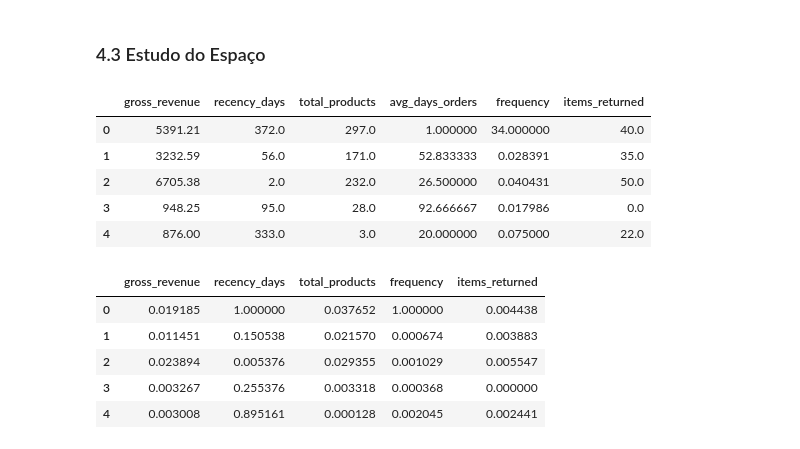
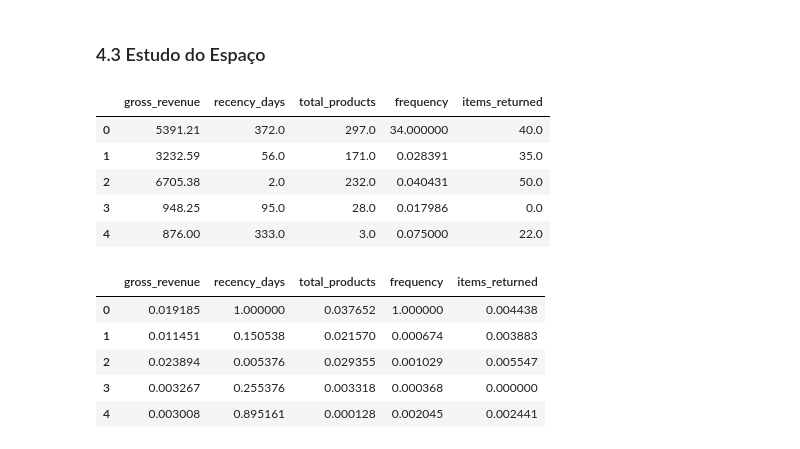
Before and after one commit to GustavoNascimento98/high-value-customers-identification, a Jupyter notebook: notebooks/c0.8-deploy_production.ipynb, the cells around one changed output. Cells and saved outputs as stored; diff of their text form; code cells hidden in the pictures.

```diff
--- a/notebooks/c0.8-deploy_production.ipynb
+++ b/notebooks/c0.8-deploy_production.ipynb
@@ -645,16 +646,16 @@ df4.head()
 # %% [markdown]
 ### 4.3 Estudo do Espaço
 # %%
-df43 = df4.drop(columns=['customer_id'], axis=1).copy()
+df43 = df4.drop(columns=['customer_id', 'avg_days_orders'], axis=1).copy()
 
 df43.head()
 # %% [output]
-|  | gross_revenue | recency_days | total_products | avg_days_orders | frequency | items_returned |
-| 0 | 5391.21 | 372.0 | 297.0 | 1.000000 | 34.000000 | 40.0 |
-| 1 | 3232.59 | 56.0 | 171.0 | 52.833333 | 0.028391 | 35.0 |
-| 2 | 6705.38 | 2.0 | 232.0 | 26.500000 | 0.040431 | 50.0 |
-| 3 | 948.25 | 95.0 | 28.0 | 92.666667 | 0.017986 | 0.0 |
-| 4 | 876.00 | 333.0 | 3.0 | 20.000000 | 0.075000 | 22.0 |
+|  | gross_revenue | recency_days | total_products | frequency | items_returned |
+| 0 | 5391.21 | 372.0 | 297.0 | 34.000000 | 40.0 |
+| 1 | 3232.59 | 56.0 | 171.0 | 0.028391 | 35.0 |
+| 2 | 6705.38 | 2.0 | 232.0 | 0.040431 | 50.0 |
+| 3 | 948.25 | 95.0 | 28.0 | 0.017986 | 0.0 |
+| 4 | 876.00 | 333.0 | 3.0 | 0.075000 | 22.0 |
 # %%
 mms = pp.MinMaxScaler()
 
```
Also changed, not shown: parts of 6 cells of this notebook, 5 other files.
